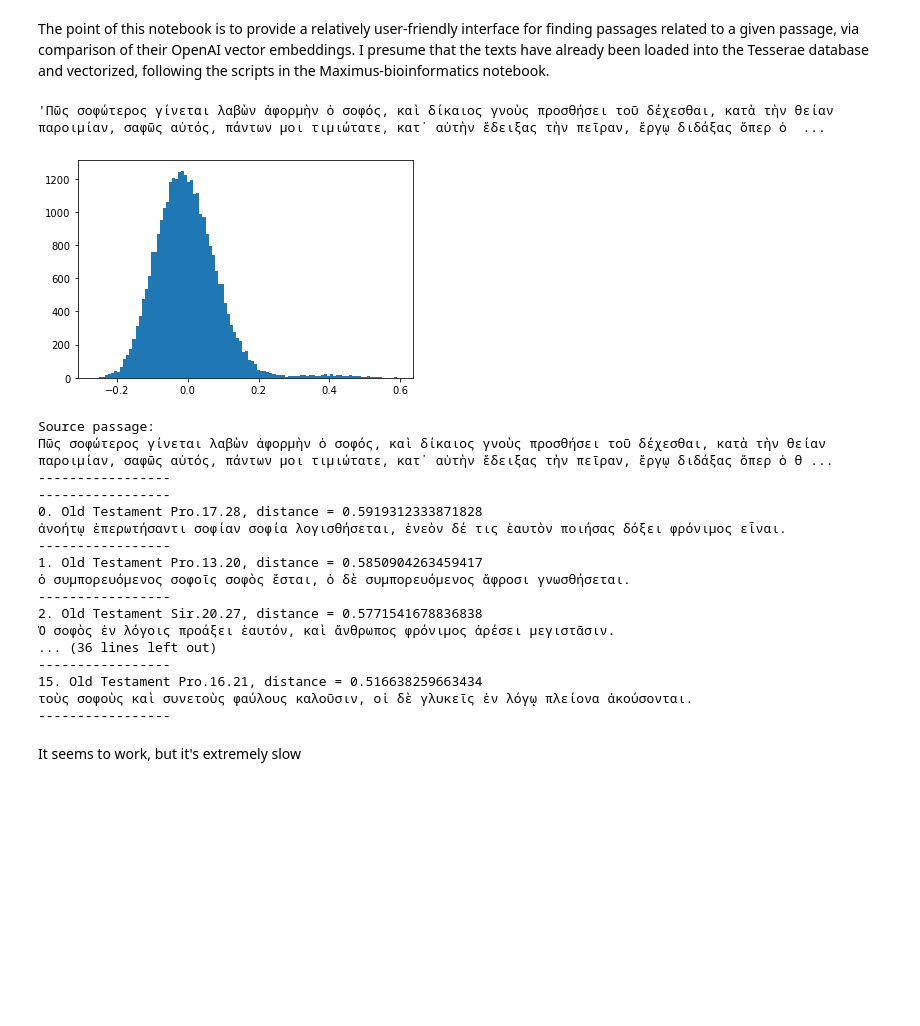
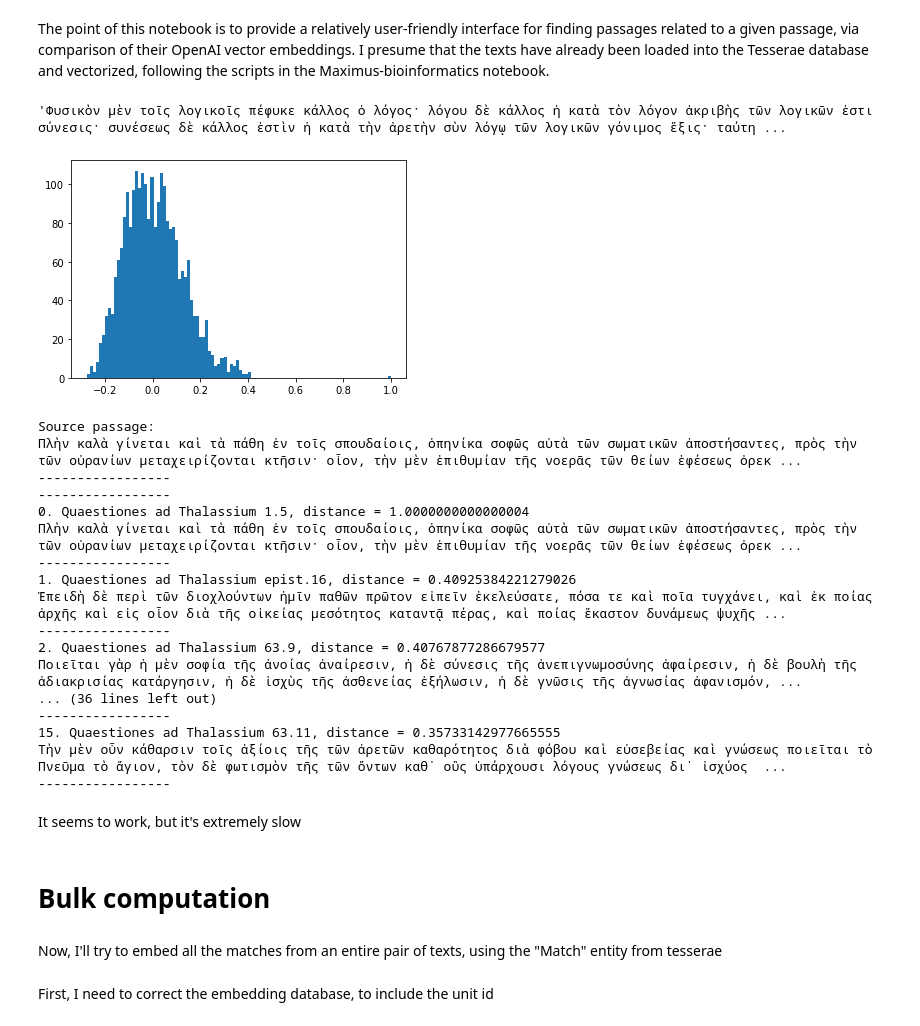
Before and after one commit to robertvsiii/maximus-confessor, a Jupyter notebook: Intertextuality with Embeddings.ipynb, the cells around one changed output. Drawn from its saved outputs; the diff is of its cells as text; code cells hidden in the pictures; blank space fills up the shorter version.

```diff
--- a/Intertextuality with Embeddings.ipynb
+++ b/Intertextuality with Embeddings.ipynb
@@ -75,32 +75,38 @@ def find_related(passage,title,unit_type='line',n_components=500,N=15,plot=False
 
     return metadata_sorted
 # %%
-title_id = connection.find('texts',title='Mystagogia')[0].id
+title_id = connection.find('texts',title='Quaestiones ad Thalassium')[0].id
 content = connection.find('units',tags='prol.1',text=title_id,unit_type='phrase')[0]
 content.snippet
 # %% [output]
-'Πῶς σοφώτερος γίνεται λαβὼν ἀφορμὴν ὁ σοφός, καὶ δίκαιος γνοὺς προσθήσει τοῦ δέχεσθαι, κατὰ τὴν θείαν παροιμίαν, σαφῶς αὐτός, πάντων μοι τιμιώτατε, κατ᾽ αὐτὴν ἔδειξας τὴν πεῖραν, ἔργῳ διδάξας ὅπερ ὁ  ...
+'Φυσικὸν μὲν τοῖς λογικοῖς πέφυκε κάλλος ὁ λόγος· λόγου δὲ κάλλος ἡ κατὰ τὸν λόγον ἀκριβὴς τῶν λογικῶν ἐστι σύνεσις· συνέσεως δὲ κάλλος ἐστὶν ἡ κατὰ τὴν ἀρετὴν σὺν λόγῳ τῶν λογικῶν γόνιμος ἕξις· ταύτη ...
 # %%
-passage = {'title': 'Mystagogia', 'tag': 'prol.1', 'phrase': 0, 'unit_type':'phrase'}
-metadata = find_related(passage,'Old Testament',unit_type='line',plot=True)
+passage = {'title': 'Quaestiones ad Thalassium', 'tag': '1.5', 'phrase': 0, 'unit_type':'phrase'}
+metadata = find_related(passage,'Quaestiones ad Thalassium',unit_type='phrase',plot=True)
 # %% [output]
-[figure, old version]
+[figure, new version]
 Source passage:
-Πῶς σοφώτερος γίνεται λαβὼν ἀφορμὴν ὁ σοφός, καὶ δίκαιος γνοὺς προσθήσει τοῦ δέχεσθαι, κατὰ τὴν θείαν παροιμίαν, σαφῶς αὐτός, πάντων μοι τιμιώτατε, κατ᾽ αὐτὴν ἔδειξας τὴν πεῖραν, ἔργῳ διδάξας ὅπερ ὁ θ ...
+Πλὴν καλὰ γίνεται καὶ τὰ πάθη ἐν τοῖς σπουδαίοις, ὁπηνίκα σοφῶς αὐτὰ τῶν σωματικῶν ἀποστήσαντες, πρὸς τὴν τῶν οὐρανίων μεταχειρίζονται κτῆσιν· οἷον, τὴν μὲν ἐπιθυμίαν τῆς νοερᾶς τῶν θείων ἐφέσεως ὀρεκ ...
 -----------------
 -----------------
-0. Old Testament Pro.17.28, distance = 0.5919312333871828
-ἀνοήτῳ ἐπερωτήσαντι σοφίαν σοφία λογισθήσεται, ἐνεὸν δέ τις ἑαυτὸν ποιήσας δόξει φρόνιμος εἶναι.
+0. Quaestiones ad Thalassium 1.5, distance = 1.0000000000000004
+Πλὴν καλὰ γίνεται καὶ τὰ πάθη ἐν τοῖς σπουδαίοις, ὁπηνίκα σοφῶς αὐτὰ τῶν σωματικῶν ἀποστήσαντες, πρὸς τὴν τῶν οὐρανίων μεταχειρίζονται κτῆσιν· οἷον, τὴν μὲν ἐπιθυμίαν τῆς νοερᾶς τῶν θείων ἐφέσεως ὀρεκ ...
 -----------------
-1. Old Testament Pro.13.20, distance = 0.5850904263459417
-ὁ συμπορευόμενος σοφοῖς σοφὸς ἔσται, ὁ δὲ συμπορευόμενος ἄφροσι γνωσθήσεται.
+1. Quaestiones ad Thalassium epist.16, distance = 0.40925384221279026
+Ἐπειδὴ δὲ περὶ τῶν διοχλούντων ἡμῖν παθῶν πρῶτον εἰπεῖν ἐκελεύσατε, πόσα τε καὶ ποῖα τυγχάνει, καὶ ἐκ ποίας ἀρχῆς καὶ εἰς οἷον διὰ τῆς οἰκείας μεσότητος καταντᾷ πέρας, καὶ ποίας ἕκαστον δυνάμεως ψυχῆς ...
 -----------------
-2. Old Testament Sir.20.27, distance = 0.5771541678836838
-Ὁ σοφὸς ἐν λόγοις προάξει ἑαυτόν, καὶ ἄνθρωπος φρόνιμος ἀρέσει μεγιστᾶσιν.
+2. Quaestiones ad Thalassium 63.9, distance = 0.40767877286679577
+Ποιεῖται γὰρ ἡ μὲν σοφία τῆς ἀνοίας ἀναίρεσιν, ἡ δὲ σύνεσις τῆς ἀνεπιγνωμοσύνης ἀφαίρεσιν, ἡ δὲ βουλὴ τῆς ἀδιακρισίας κατάργησιν, ἡ δὲ ἰσχὺς τῆς ἀσθενείας ἐξήλωσιν, ἡ δὲ γνῶσις τῆς ἀγνωσίας ἀφανισμόν, ...
 ... (36 lines left out)
 -----------------
-15. Old Testament Pro.16.21, distance = 0.516638259663434
-τοὺς σοφοὺς καὶ συνετοὺς φαύλους καλοῦσιν, οἱ δὲ γλυκεῖς ἐν λόγῳ πλείονα ἀκούσονται.
+15. Quaestiones ad Thalassium 63.11, distance = 0.35733142977665555
+Τὴν μὲν οὖν κάθαρσιν τοῖς ἀξίοις τῆς τῶν ἀρετῶν καθαρότητος διὰ φόβου καὶ εὐσεβείας καὶ γνώσεως ποιεῖται τὸ Πνεῦμα τὸ ἅγιον, τὸν δὲ φωτισμὸν τῆς τῶν ὄντων καθ᾽ οὓς ὑπάρχουσι λόγους γνώσεως δι᾽ ἰσχύος  ...
 -----------------
 # %% [markdown]
 It seems to work, but it's extremely slow
+# %% [markdown]
+# Bulk computation
+# %% [markdown]
+Now, I'll try to embed all the matches from an entire pair of texts, using the "Match" entity from tesserae
+# %% [markdown]
+First, I need to correct the embedding database, to include the unit id
```
Also changed, not shown: parts of 7 cells of this notebook, 2 other files.
